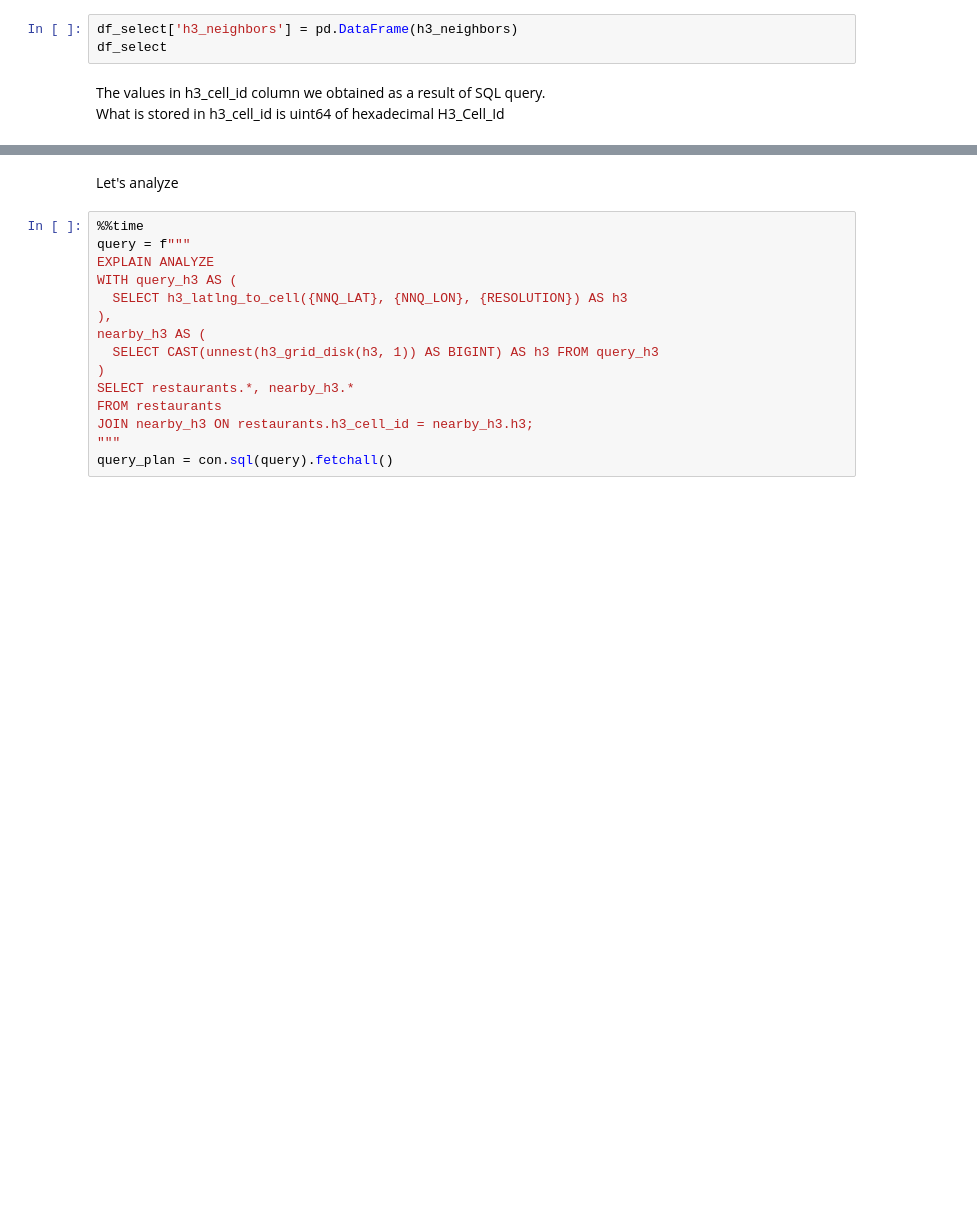
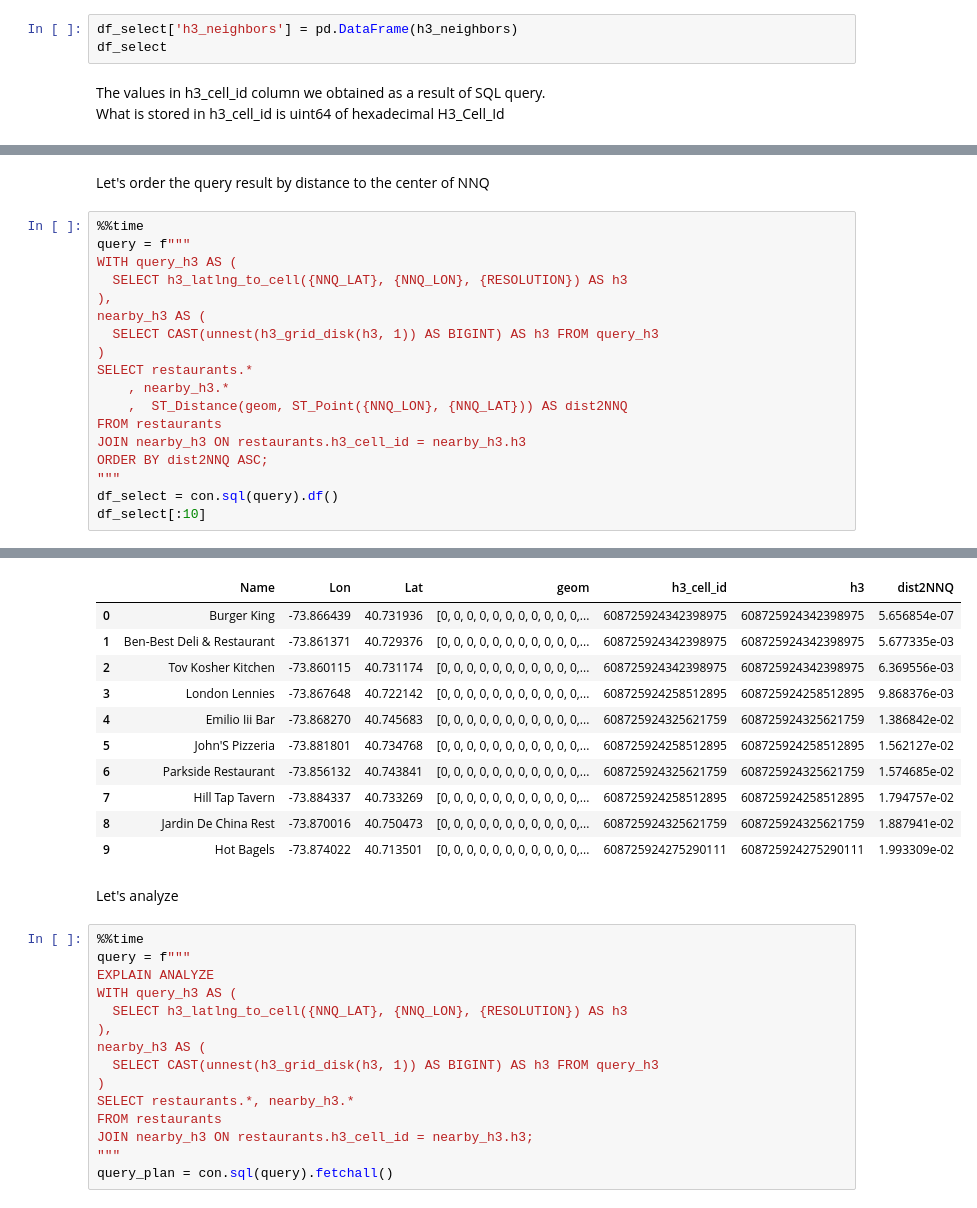
Before and after one commit to ozdemirht/py_redis_1, a Jupyter notebook: docs/Test-DuckDB.ipynb, the cells around one changed output, grey strips where cells are left out. Drawn from its saved outputs; the diff is of its cells as text; blank space fills up the shorter version.

```diff
--- a/docs/Test-DuckDB.ipynb
+++ b/docs/Test-DuckDB.ipynb
@@ -640,0 +666,21 @@ df_select[:10]
+# %% [markdown]
+Let's order the query result  by distance to the center of NNQ
+# %%
+%%time
+query = f"""
+WITH query_h3 AS (
+  SELECT h3_latlng_to_cell({NNQ_LAT}, {NNQ_LON}, {RESOLUTION}) AS h3
+),
+nearby_h3 AS (
+  SELECT CAST(unnest(h3_grid_disk(h3, 1)) AS BIGINT) AS h3 FROM query_h3
+)
+SELECT restaurants.*
+    , nearby_h3.*
+    ,  ST_Distance(geom, ST_Point({NNQ_LON}, {NNQ_LAT})) AS dist2NNQ
+FROM restaurants
+JOIN nearby_h3 ON restaurants.h3_cell_id = nearby_h3.h3
+ORDER BY dist2NNQ ASC;
+"""
+df_select = con.sql(query).df()
+df_select[:10]
+# %% [output]
@@ -641,3 +689,14 @@ df_select[:10]
+|  | Name | Lon | Lat | geom | h3_cell_id | h3 | dist2NNQ |
+| 0 | Burger King | -73.866439 | 40.731936 | [0, 0, 0, 0, 0, 0, 0, 0, 0, 0, 0,... | 608725924342398975 | 608725924342398975 | 5.656854e-07 |
+| 1 | Ben-Best Deli & Restaurant | -73.861371 | 40.729376 | [0, 0, 0, 0, 0, 0, 0, 0, 0, 0, 0,... | 608725924342398975 | 608725924342398975 | 5.677335e-03 |
+| 2 | Tov Kosher Kitchen | -73.860115 | 40.731174 | [0, 0, 0, 0, 0, 0, 0, 0, 0, 0, 0,... | 608725924342398975 | 608725924342398975 | 6.369556e-03 |
+| 3 | London Lennies | -73.867648 | 40.722142 | [0, 0, 0, 0, 0, 0, 0, 0, 0, 0, 0,... | 608725924258512895 | 608725924258512895 | 9.868376e-03 |
+| 4 | Emilio Iii Bar | -73.868270 | 40.745683 | [0, 0, 0, 0, 0, 0, 0, 0, 0, 0, 0,... | 608725924325621759 | 608725924325621759 | 1.386842e-02 |
+| 5 | John'S Pizzeria | -73.881801 | 40.734768 | [0, 0, 0, 0, 0, 0, 0, 0, 0, 0, 0,... | 608725924258512895 | 608725924258512895 | 1.562127e-02 |
+| 6 | Parkside Restaurant | -73.856132 | 40.743841 | [0, 0, 0, 0, 0, 0, 0, 0, 0, 0, 0,... | 608725924325621759 | 608725924325621759 | 1.574685e-02 |
+| 7 | Hill Tap Tavern | -73.884337 | 40.733269 | [0, 0, 0, 0, 0, 0, 0, 0, 0, 0, 0,... | 608725924258512895 | 608725924258512895 | 1.794757e-02 |
+| 8 | Jardin De China Rest | -73.870016 | 40.750473 | [0, 0, 0, 0, 0, 0, 0, 0, 0, 0, 0,... | 608725924325621759 | 608725924325621759 | 1.887941e-02 |
+| 9 | Hot Bagels | -73.874022 | 40.713501 | [0, 0, 0, 0, 0, 0, 0, 0, 0, 0, 0,... | 608725924275290111 | 608725924275290111 | 1.993309e-02 |
 # %% [markdown]
 Let's analyze
 # %%
```
Also changed, not shown: parts of 16 cells of this notebook.
